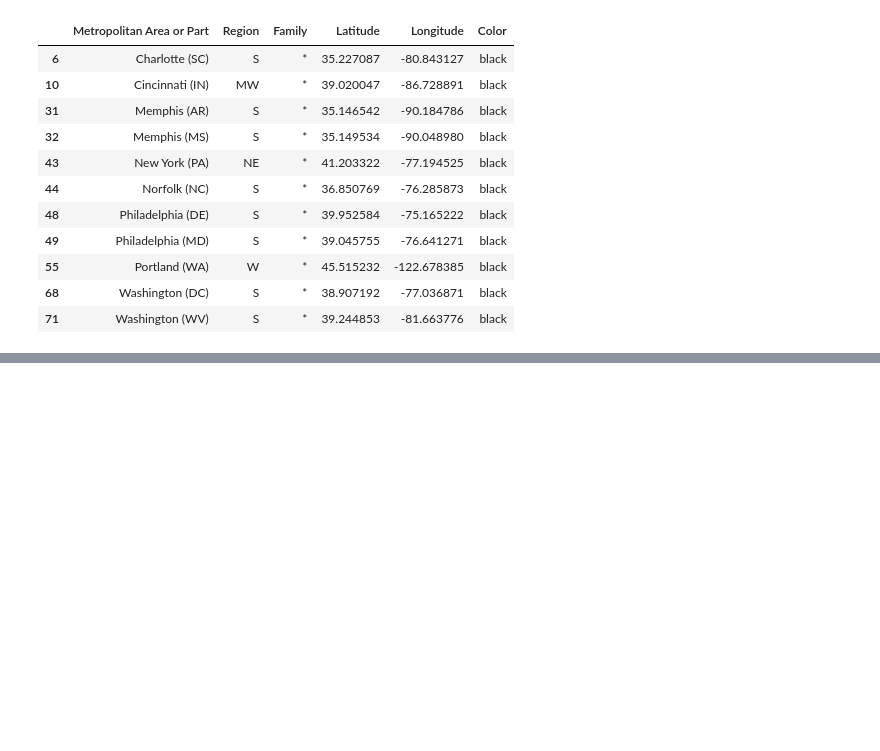
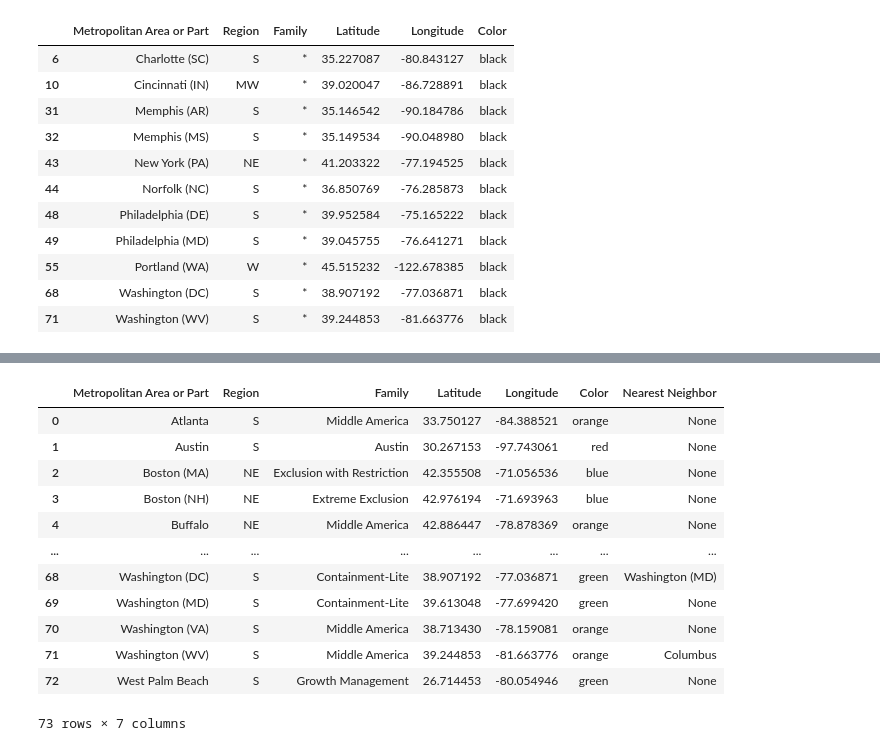
Before and after one commit to WilliamClintC/Research-Proposal-Trucks, a Jupyter notebook: Exploration/2/2.ipynb, the cells around one changed output, grey strips where cells are left out. Cells and saved outputs as stored; diff of their text form; code cells hidden in the pictures; blank space fills up the shorter version.

```diff
--- a/Exploration/2/2.ipynb
+++ b/Exploration/2/2.ipynb
@@ -204,0 +205,16 @@ plot_geodata(df)
+# %%
+df
+# %% [output]
+|  | Metropolitan Area or Part | Region | Family | Latitude | Longitude | Color | Nearest Neighbor |
+| 0 | Atlanta | S | Middle America | 33.750127 | -84.388521 | orange | None |
+| 1 | Austin | S | Austin | 30.267153 | -97.743061 | red | None |
+| 2 | Boston (MA) | NE | Exclusion with Restriction | 42.355508 | -71.056536 | blue | None |
+| 3 | Boston (NH) | NE | Extreme Exclusion | 42.976194 | -71.693963 | blue | None |
+| 4 | Buffalo | NE | Middle America | 42.886447 | -78.878369 | orange | None |
+| ... | ... | ... | ... | ... | ... | ... | ... |
+| 68 | Washington (DC) | S | Containment-Lite | 38.907192 | -77.036871 | green | Washington (MD) |
+| 69 | Washington (MD) | S | Containment-Lite | 39.613048 | -77.699420 | green | None |
+| 70 | Washington (VA) | S | Middle America | 38.713430 | -78.159081 | orange | None |
+| 71 | Washington (WV) | S | Middle America | 39.244853 | -81.663776 | orange | Columbus |
+| 72 | West Palm Beach | S | Growth Management | 26.714453 | -80.054946 | green | None |
+73 rows × 7 columns
```
Also changed, not shown: parts of 7 cells of this notebook, 17 other files.
